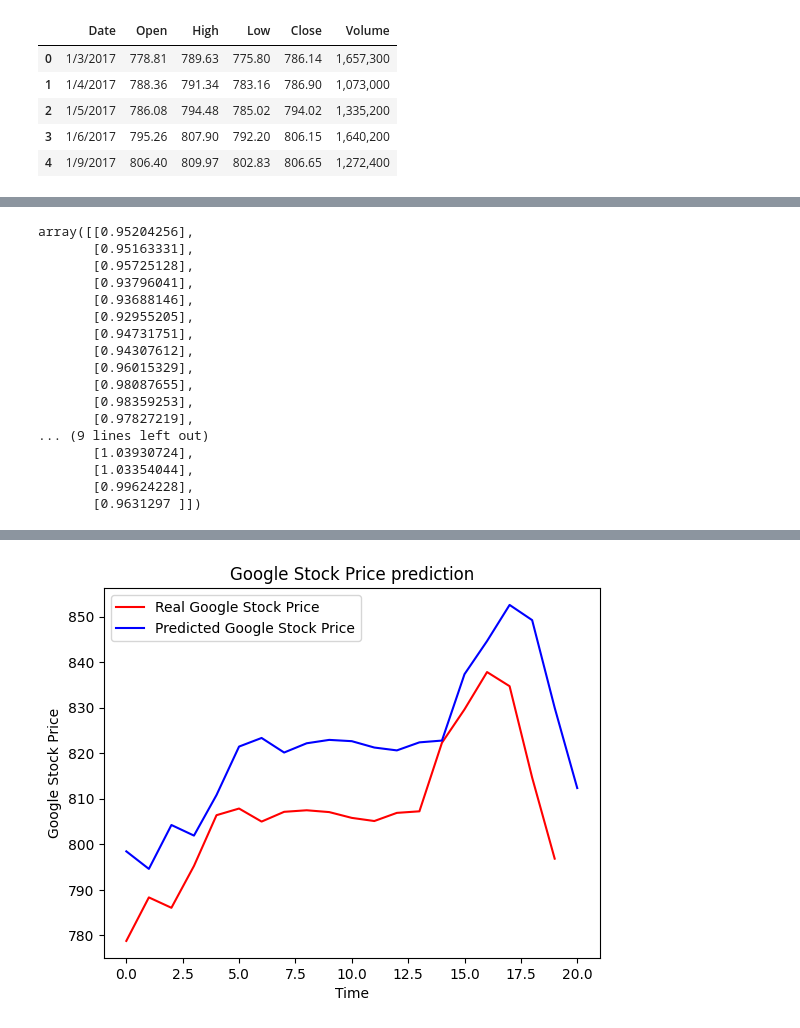
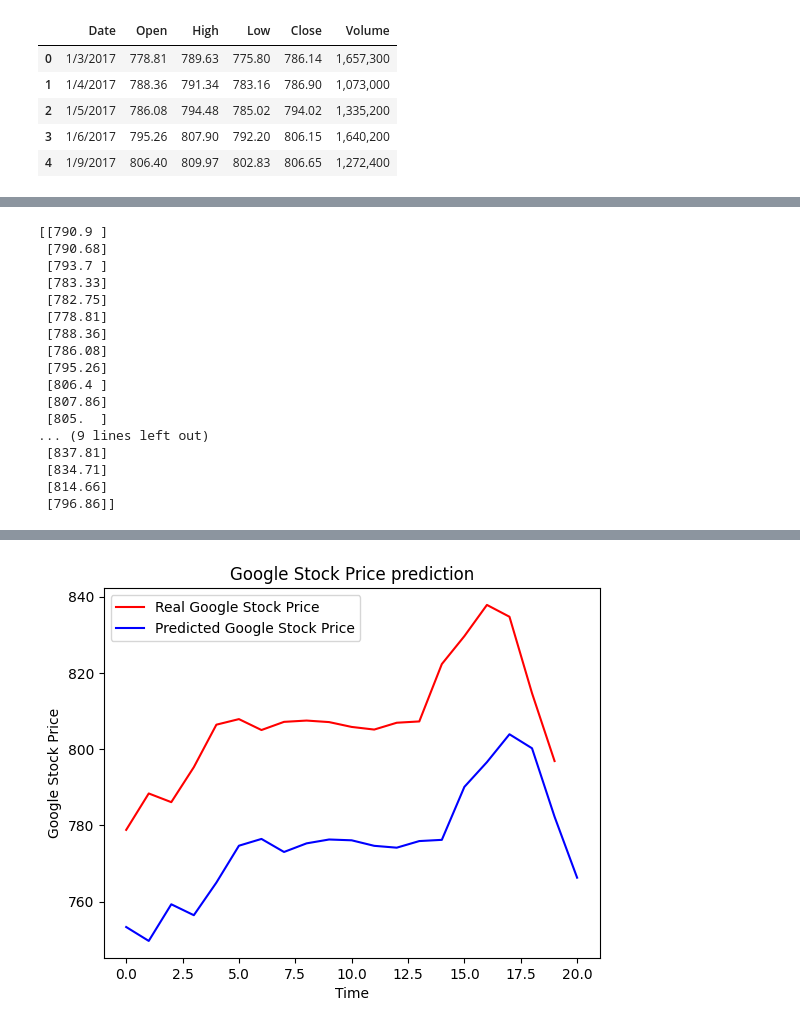
Before and after one commit to mehuloswal/SPPU-Practicals-Sem8, a Jupyter notebook: LP5/DL/assignment4/stock-price-rnn.ipynb, the cells around one changed output, grey strips where cells are left out. Drawn from its saved outputs; the diff is of its cells as text; code cells hidden in the pictures.

```diff
--- a/LP5/DL/assignment4/stock-price-rnn.ipynb
+++ b/LP5/DL/assignment4/stock-price-rnn.ipynb
@@ -69,6 +57,8 @@ y_train = []
 timesteps = 5
 
 for i in range(timesteps, 1258):
-    x_train.append(train_scaled[i - timesteps:i, 0])
-    y_train.append(train_scaled[i, 0])
+    x_train.append(train_scaled[i - timesteps:i])
+    y_train.append(train_scaled[i])
 x_train, y_train = np.array(x_train), np.array(y_train)
+print(x_train)
+# print(y_train)
@@ -75,6 +83,6 @@ x_train, y_train = np.array(x_train), np.array(y_train)
 # %%
 # Reshaping
 
-x_train = np.reshape(x_train, (x_train.shape[0], x_train.shape[1], 1))
-print(x_train)
-print(y_train)
+# x_train = np.reshape(x_train, (x_train.shape[0], x_train.shape[1], 1))
+# print(x_train)
+# print(y_train)
@@ -191,35 +185,37 @@ print(real_stock_price)
 # Getting the predicted stock price of 2017
 
 data_total = pd.concat((data_train["Open"], data_test["Open"]), axis = 0)
+# print(data_total)
 inputs = data_total[len(data_total) - len(data_test) - timesteps:].values.reshape(-1,1)
+print(inputs)
 inputs = scaler.transform(inputs) # min max scaler
-inputs
+# inputs
 # %% [output]
-array([[0.95204256],
-       [0.95163331],
-       [0.95725128],
-       [0.93796041],
-       [0.93688146],
-       [0.92955205],
-       [0.94731751],
-       [0.94307612],
-       [0.96015329],
-       [0.98087655],
-       [0.98359253],
-       [0.97827219],
+[[790.9 ]
+ [790.68]
+ [793.7 ]
+ [783.33]
+ [782.75]
+ [778.81]
+ [788.36]
+ [786.08]
+ [795.26]
+ [806.4 ]
+ [807.86]
+ [805.  ]
 ... (9 lines left out)
-       [1.03930724],
-       [1.03354044],
-       [0.99624228],
-       [0.9631297 ]])
+ [837.81]
+ [834.71]
+ [814.66]
+ [796.86]]
 # %%
 x_test = []
 for i in range(timesteps, 70):
-    if len(inputs[i-timesteps:i, 0]) == timesteps:
-        x_test.append(inputs[i-timesteps:i, 0])
+    if len(inputs[i-timesteps:i]) == timesteps:
+        x_test.append(inputs[i-timesteps:i])
 
 x_test = np.array(x_test)
-x_test = np.reshape(x_test, (x_test.shape[0], x_test.shape[1], 1))
+# x_test = np.reshape(x_test, (x_test.shape[0], x_test.shape[1], 1))
 predicte_stock_price = regressor.predict(x_test)
 predicte_stock_price = scaler.inverse_transform(predicte_stock_price)
 
@@ -236,4 +232,4 @@ plt.show()
-[figure, old version]
+[figure, new version]
 # %%
 print(predicte_stock_price)
 # %% [output]
```
Also changed, not shown: parts of 8 cells of this notebook, 4 other files.
